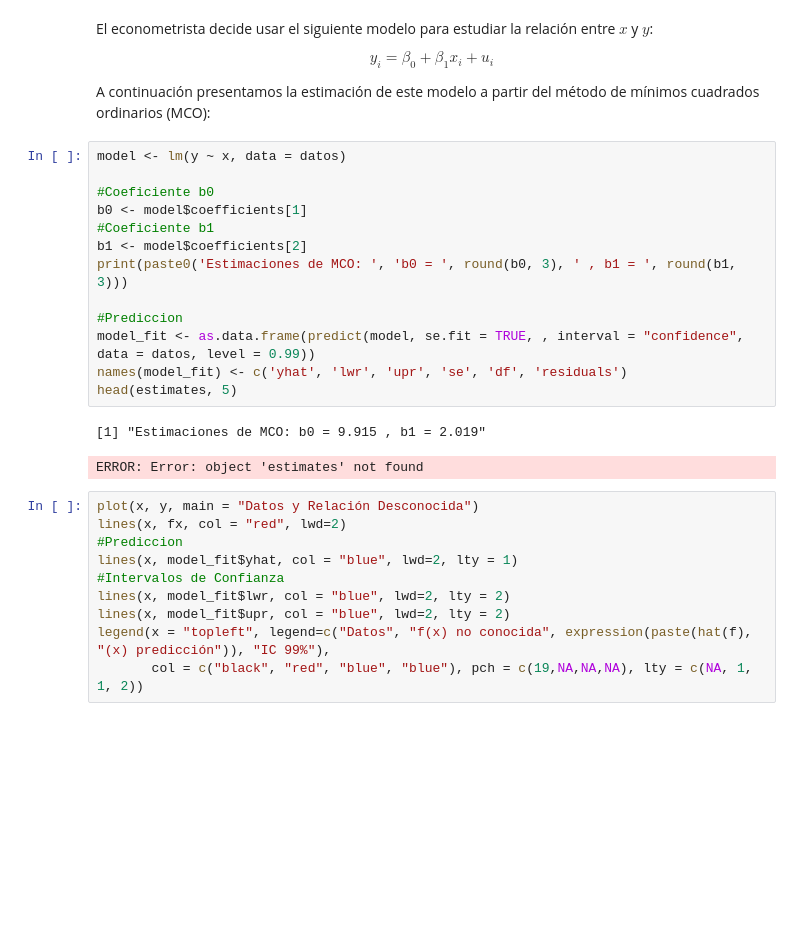
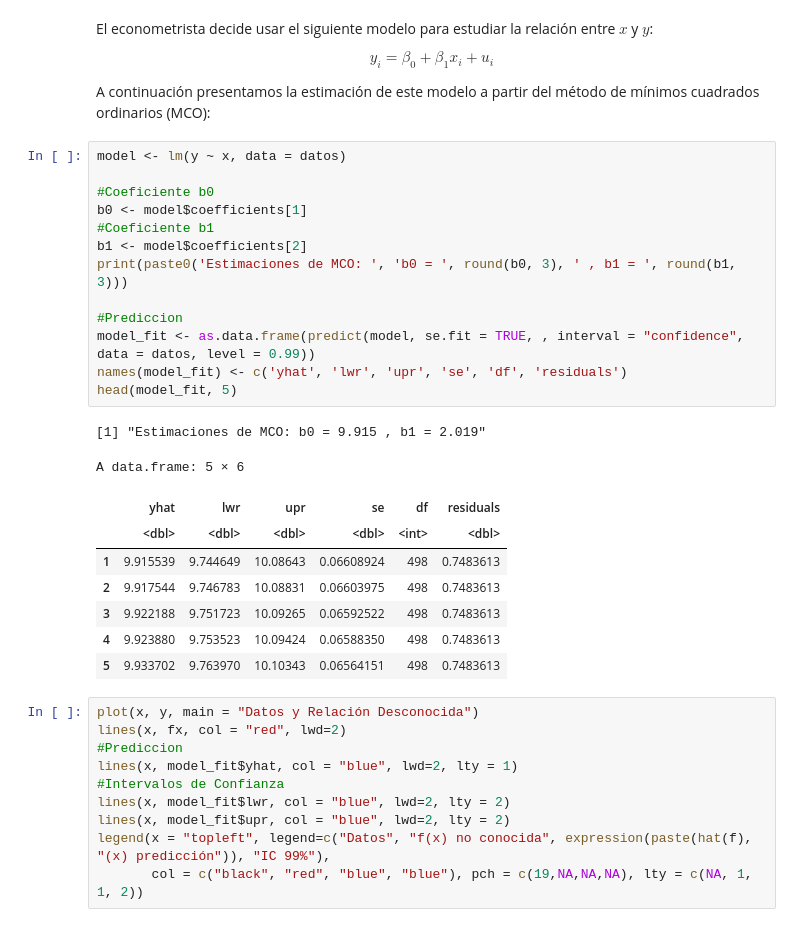
Before and after one commit to smontanoc/microeconometria, a Jupyter notebook: _sources/0_Motivacion.ipynb, the cells around one changed output. Drawn from its saved outputs; the diff is of its cells as text; blank space fills up the shorter version.

```diff
--- a/_sources/0_Motivacion.ipynb
+++ b/_sources/0_Motivacion.ipynb
@@ -60,19 +60,26 @@ A continuación presentamos la estimación de este modelo a partir del método d
 # %%
 model <- lm(y ~ x, data = datos)
 
 #Coeficiente b0
 b0 <- model$coefficients[1]
 #Coeficiente b1
 b1 <- model$coefficients[2]
 print(paste0('Estimaciones de MCO: ', 'b0 = ', round(b0, 3), ' , b1 = ', round(b1, 3)))
 
 #Prediccion
 model_fit <- as.data.frame(predict(model, se.fit = TRUE, , interval = "confidence",  data = datos, level = 0.99))
 names(model_fit) <- c('yhat', 'lwr', 'upr', 'se', 'df', 'residuals')
-head(estimates, 5)
+head(model_fit, 5)
 # %% [output]
 [1] "Estimaciones de MCO: b0 = 9.915 , b1 = 2.019"
-ERROR: Error: object 'estimates' not found
+A data.frame: 5 × 6
+|  | yhat | lwr | upr | se | df | residuals |
+|  | <dbl> | <dbl> | <dbl> | <dbl> | <int> | <dbl> |
+| 1 | 9.915539 | 9.744649 | 10.08643 | 0.06608924 | 498 | 0.7483613 |
+| 2 | 9.917544 | 9.746783 | 10.08831 | 0.06603975 | 498 | 0.7483613 |
+| 3 | 9.922188 | 9.751723 | 10.09265 | 0.06592522 | 498 | 0.7483613 |
+| 4 | 9.923880 | 9.753523 | 10.09424 | 0.06588350 | 498 | 0.7483613 |
+| 5 | 9.933702 | 9.763970 | 10.10343 | 0.06564151 | 498 | 0.7483613 |
 # %%
 plot(x, y, main = "Datos y Relación Desconocida")
 lines(x, fx, col = "red", lwd=2)
```
Also changed, not shown: parts of 1 cell of this notebook, 23 other files.
